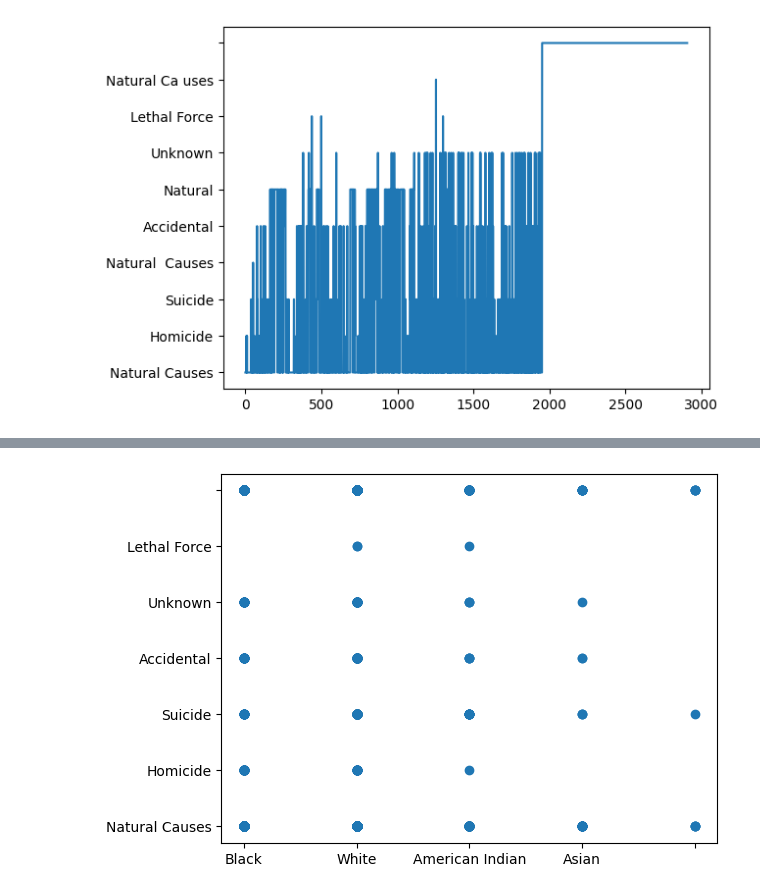
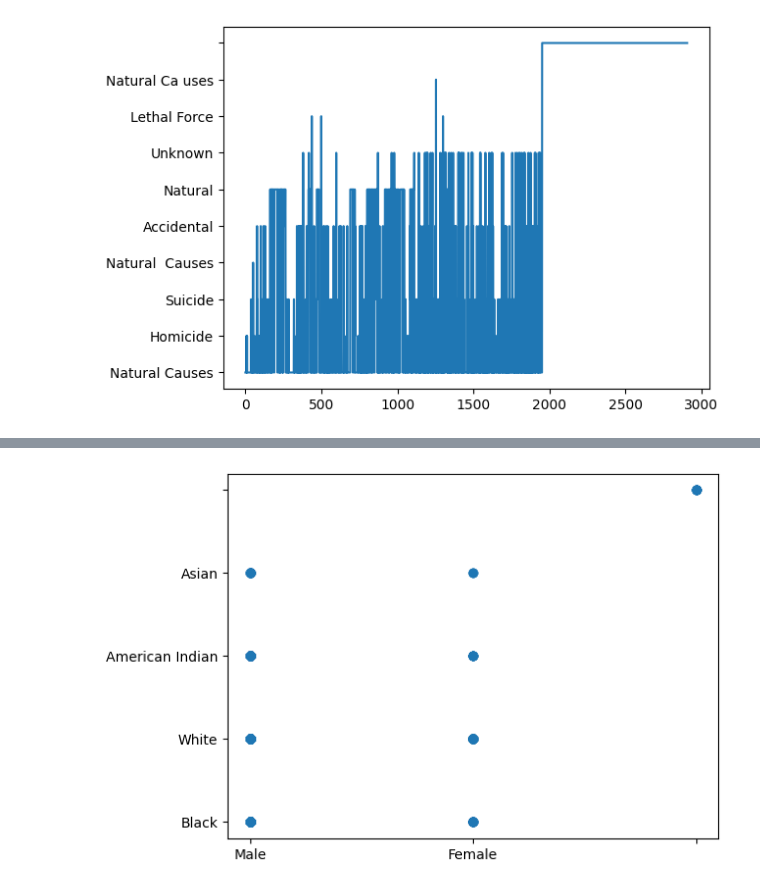
Before and after one commit to ahvblackwelltech/Mortality-in-the-Correctional-System, a Jupyter notebook: Mortality_in_the_Correctional_System.ipynb, the cells around one changed output, grey strips where cells are left out. Drawn from its saved outputs; the diff is of its cells as text; code cells hidden in the pictures.

```diff
--- a/Mortality_in_the_Correctional_System.ipynb
+++ b/Mortality_in_the_Correctional_System.ipynb
@@ -78,7 +78,7 @@ ID.No                      10
 UCLA.ID                   156
 dtype: int64
 # %%
-correctional2 = correctional.drop(['First.Name', 'Last.Name', 'Circumstance.Specific', 'ID.No', 'UCLA.ID'], axis=1)
+correctional2 = correctional.drop(['First.Name', 'Last.Name', 'Circumstance.Specific', 'ID.No', 'UCLA.ID', 'Facility'], axis=1)
 # %%
 correctional2
 # %% [output]
@@ -153,5 +152,5 @@ correctional4
 # %%
-plt.scatter(correctional4['Race'], correctional4['Circumstance.General'])
+plt.scatter(correctional4['Sex'], correctional4['Race'])
 plt.show()
 # %% [output]
-[figure, old version]
+[figure, new version]
```
Also changed, not shown: parts of 7 cells of this notebook.
